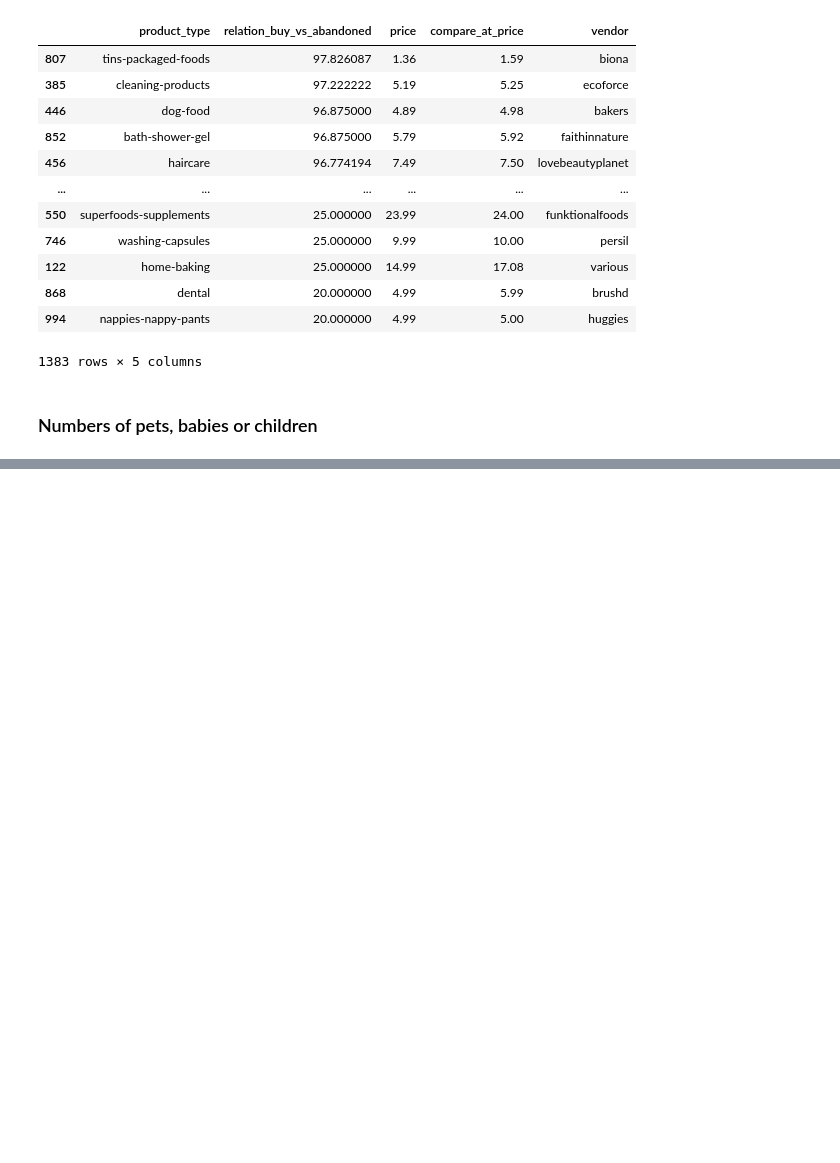
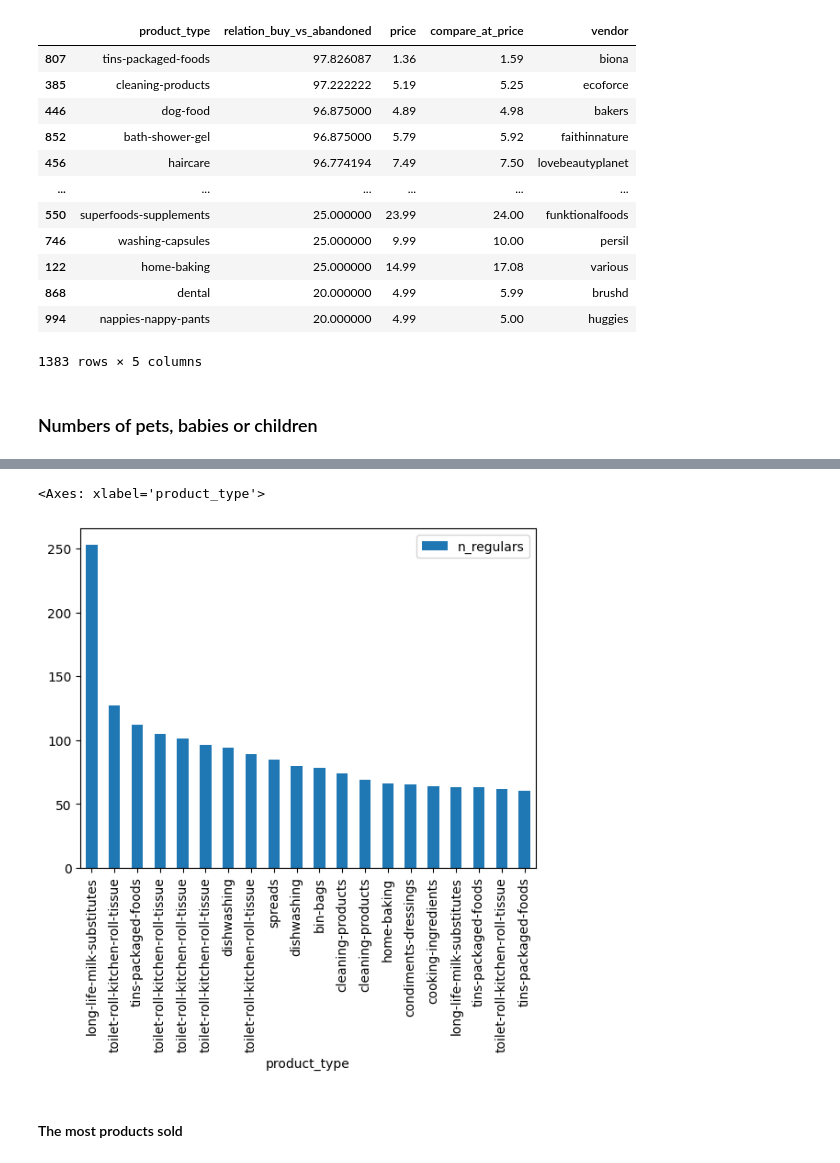
Before and after one commit to MaickMos/zrive-ds, a Jupyter notebook: src/module_2/Understanding_problem_space.ipynb, the cells around one changed output, grey strips where cells are left out. Cells and saved outputs as stored; diff of their text form; code cells hidden in the pictures; blank space fills up the shorter version.

```diff
--- a/src/module_2/Understanding_problem_space.ipynb
+++ b/src/module_2/Understanding_problem_space.ipynb
@@ -439,8 +378,16 @@ inventory = inventory.merge(n_purchased, on="variant_id",how="inner")
 # %%
-#relation_buy_vs_abandoned: products almost always are purchased and almost never abandoned
-inventory["relation_buy_vs_abandoned"] = (inventory["n_purchased"]/(inventory["n_purchased"]+inventory["n_abandoned"]))*100
-relation_buy_vs_abandoned = inventory.sort_values(by="relation_buy_vs_abandoned",ascending=False)
-relation_buy_vs_abandoned[["product_type","relation_buy_vs_abandoned","price","compare_at_price","vendor"]]
+# relation_purchased_vs_abandoned: products almost always are purchased and almost never abandoned
+inventory["relation_buy_vs_abandoned"] = (
+    inventory["n_purchased"] / (inventory["n_purchased"] + inventory["n_abandoned"])
+) * 100
+relation_buy_vs_abandoned = inventory.sort_values(
+    by="relation_buy_vs_abandoned", ascending=False
+)
+relation_buy_vs_abandoned[
+    ["product_type", "relation_buy_vs_abandoned", "price", "compare_at_price", "vendor"]
+]
+
+# List of the products more purschased without abandoned
 # %% [output]
 |  | product_type | relation_buy_vs_abandoned | price | compare_at_price | vendor |
 | 807 | tins-packaged-foods | 97.826087 | 1.36 | 1.59 | biona |
@@ -642,0 +476,6 @@ pct of missing bpught products on inventory: 14.45%
+# %%
+# There are some producs aren't regulars
+inventory_with_regulars = inventory.merge(
+    regulars.value_counts("variant_id"), on="variant_id", how="left"
+).rename(columns={"count": "n_regulars"})
+inventory_with_regulars.isna().sum()
@@ -642,0 +509,13 @@ pct of missing bpught products on inventory: 14.45%
+# %%
+(
+    inventory_with_regulars[["product_type", "n_regulars"]]
+    .sort_values("n_regulars", ascending=False)
+    .set_index("product_type")
+    .head(20)
+    .plot(kind="bar")
+)
+# %% [output]
+<Axes: xlabel='product_type'>
+[figure, added]
+# %% [markdown]
+#### The most products sold
```
Also changed, not shown: parts of 63 cells of this notebook, 4 other files.
